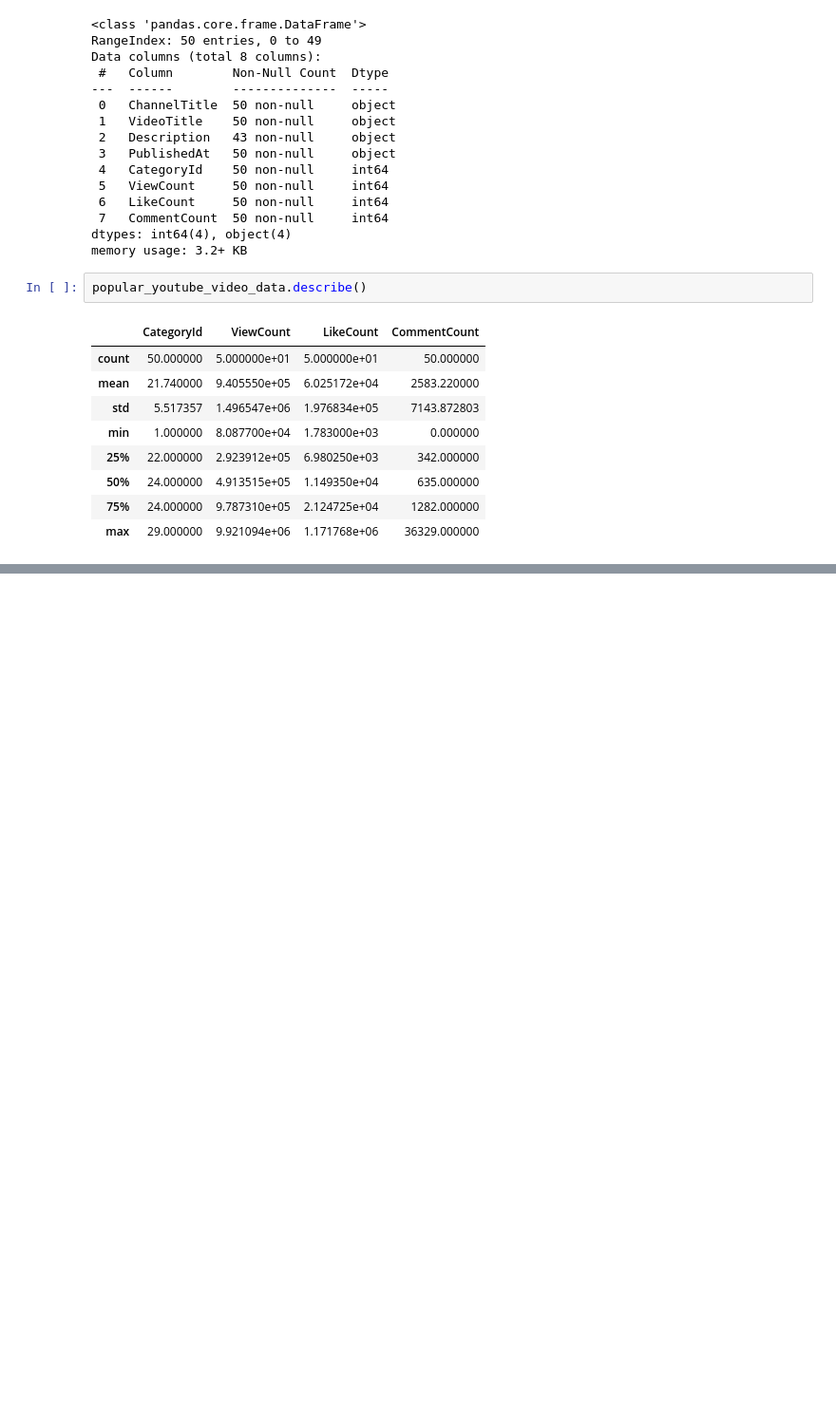
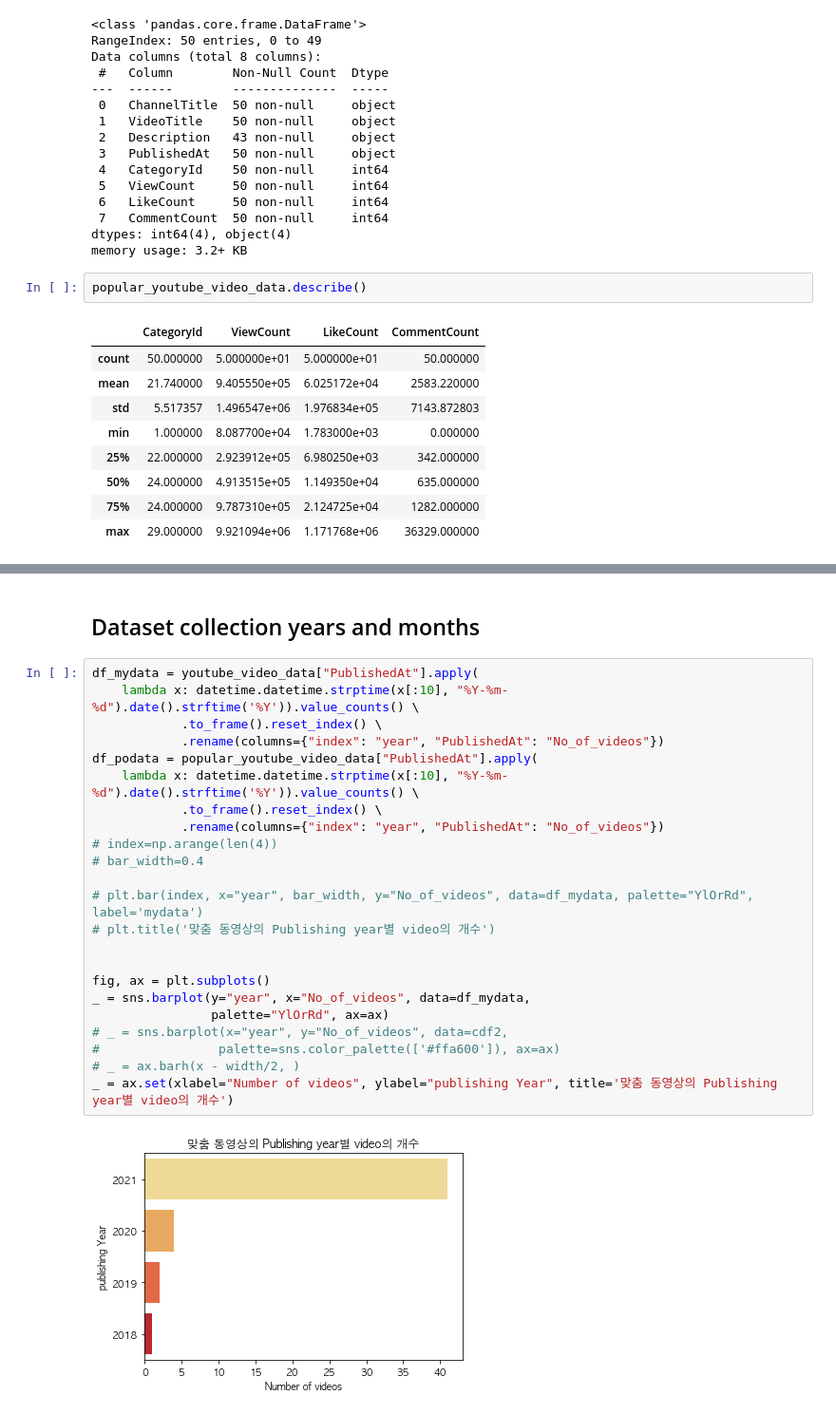
Before and after one commit to enjoy89/data_analysis_programming, a Jupyter notebook: project.ipynb, the cells around one changed output, grey strips where cells are left out. Shown: that part at 95% size. Cells and saved outputs as stored; diff of their text form; blank space fills up the shorter version.

```diff
--- a/project.ipynb
+++ b/project.ipynb
@@ -182,2 +189,29 @@ popular_youtube_video_data.describe(include='object')
 | freq | 2 | 1 | 1 | 1 |
+# %% [markdown]
+## Dataset collection years and months
+# %%
+df_mydata = youtube_video_data["PublishedAt"].apply(
+    lambda x: datetime.datetime.strptime(x[:10], "%Y-%m-%d").date().strftime('%Y')).value_counts() \
+            .to_frame().reset_index() \
+            .rename(columns={"index": "year", "PublishedAt": "No_of_videos"})
+df_podata = popular_youtube_video_data["PublishedAt"].apply(
+    lambda x: datetime.datetime.strptime(x[:10], "%Y-%m-%d").date().strftime('%Y')).value_counts() \
+            .to_frame().reset_index() \
+            .rename(columns={"index": "year", "PublishedAt": "No_of_videos"})
+# index=np.arange(len(4))
+# bar_width=0.4
+
+# plt.bar(index, x="year", bar_width, y="No_of_videos", data=df_mydata, palette="YlOrRd", label='mydata')
+# plt.title('맞춤 동영상의 Publishing year별 video의 개수')
+
+
+fig, ax = plt.subplots()
+_ = sns.barplot(y="year", x="No_of_videos", data=df_mydata,
+                palette="YlOrRd", ax=ax)
+# _ = sns.barplot(x="year", y="No_of_videos", data=cdf2,
+#                palette=sns.color_palette(['#ffa600']), ax=ax)
+# _ = ax.barh(x - width/2, )
+_ = ax.set(xlabel="Number of videos", ylabel="publishing Year", title='맞춤 동영상의 Publishing year별 video의 개수')
+# %% [output]
+[figure, added]
 # %%
```
Also changed, not shown: parts of 16 cells of this notebook.
